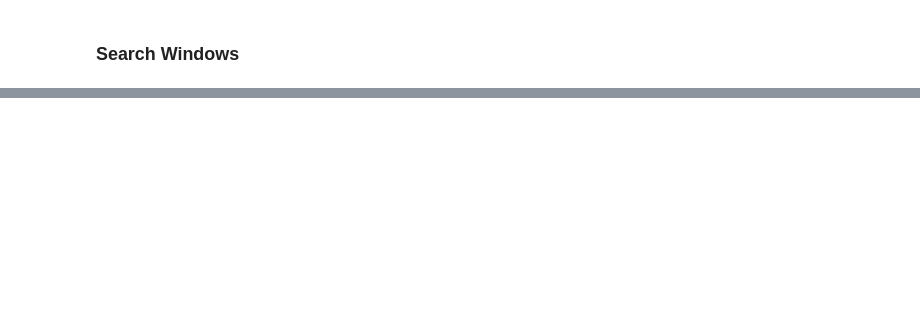
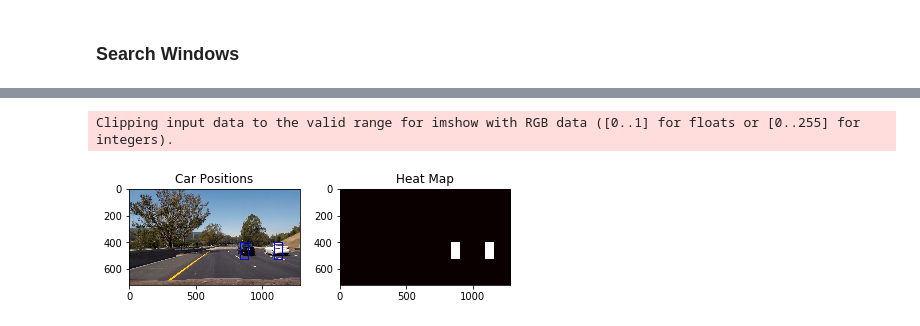
Before and after one commit to PedroHRPBS/CarND-Vehicle-Detection, a Jupyter notebook: Vehicle-Detection-project.ipynb, the cells around one changed output, grey strips where cells are left out. Saved outputs shown, nothing was run; the diff lists cells and outputs as text; code cells hidden in the pictures; blank space fills up the shorter version.

Commit message:
feat: Heat Map

```diff
--- a/Vehicle-Detection-project.ipynb
+++ b/Vehicle-Detection-project.ipynb
@@ -503,0 +538,28 @@ Clipping input data to the valid range for imshow with RGB data ([0..1] for floa
+# %%
+# Create heat map equal image
+heat = np.zeros_like(image[:,:,0]).astype(np.float)
+
+# Add heat to each box in box list
+heat = add_heat(heat, hot_windows)
+
+# Apply threshold to help remove false positives
+heat = apply_threshold(heat,1)
+
+# Visualize the heatmap when displaying
+heatmap = np.clip(heat, 0, 255)
+
+# Find final boxes from heatmap using label function
+labels = label(heatmap)
+draw_img = draw_labeled_bboxes(np.copy(image), labels)
+
+fig = plt.figure()
+plt.subplot(121)
+plt.imshow(draw_img)
+plt.title('Car Positions')
+plt.subplot(122)
+plt.imshow(heatmap, cmap='hot')
+plt.title('Heat Map')
+fig.tight_layout()
+# %% [output]
+Clipping input data to the valid range for imshow with RGB data ([0..1] for floats or [0..255] for integers).
+[figure, added]
```
Also changed, not shown: parts of 12 cells of this notebook.
